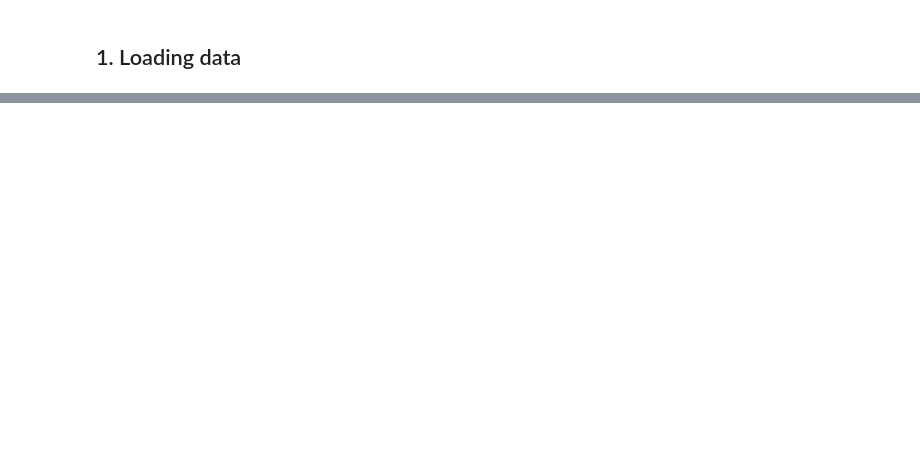
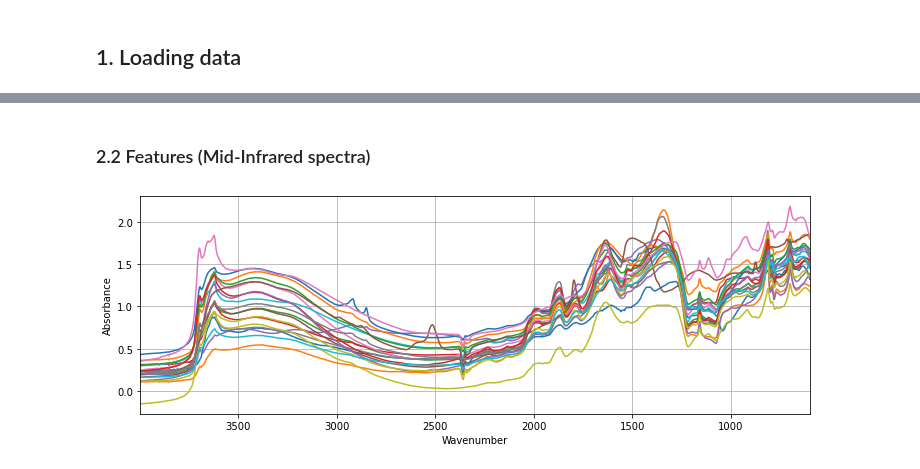
Before and after one commit to franckalbinet/mirzai, a Jupyter notebook: nbs/02_paper.eda.ipynb, the cells around one changed output, grey strips where cells are left out. Saved outputs shown, nothing was run; the diff lists cells and outputs as text; code cells hidden in the pictures; blank space fills up the shorter version.

```diff
--- a/nbs/02_paper.eda.ipynb
+++ b/nbs/02_paper.eda.ipynb
@@ -43,0 +68,6 @@ Taxonomic order lookup:
+# %% [markdown]
+### 2.2 Features (Mid-Infrared spectra)
+# %%
+plot_spectra(X, X_names, figsize=(12, 4), sample=20)
+# %% [output]
+[figure, added]
```
Also changed, not shown: parts of 12 cells of this notebook, 20 other files.
